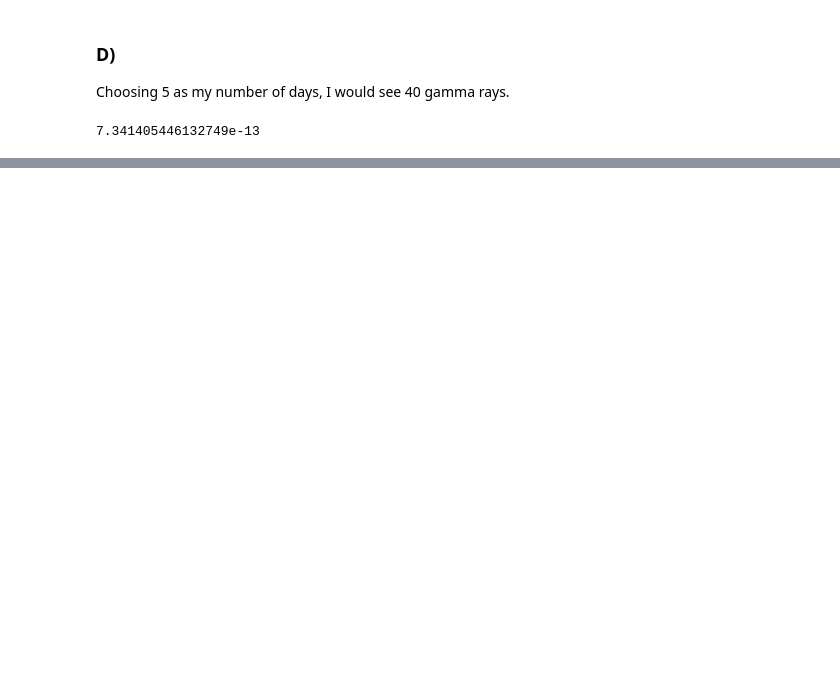
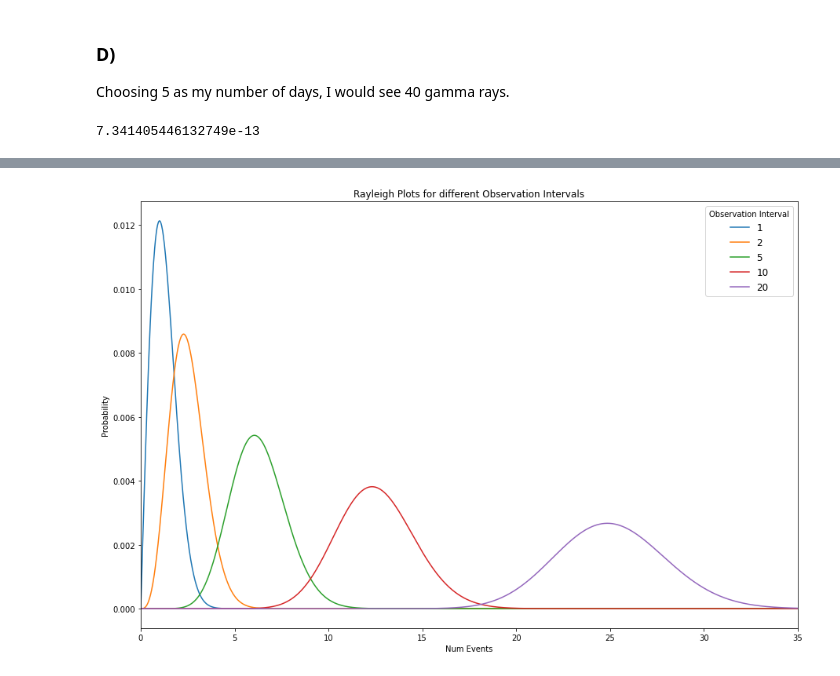
Before and after one commit to afspicciati/Phys-434, a Jupyter notebook: Lab2.ipynb, the cells around one changed output, grey strips where cells are left out. Drawn from its saved outputs; the diff is of its cells as text; code cells hidden in the pictures; blank space fills up the shorter version.

```diff
--- a/Lab2.ipynb
+++ b/Lab2.ipynb
@@ -78,0 +130,24 @@ stats.norm.ppf
+# %%
+xmax = 20
+bins = 1000
+
+x = np.linspace(0,xmax,bins)
+poisson = stats.rayleigh.pdf(x,loc=0,scale=1)/(bins/xmax)
+obs_interval = [1,2,5,10,20]
+
+plt.rcParams["figure.figsize"] = (15,10)
+fig, ax = plt.subplots(1, 1)
+plt.tick_params(labelsize = 10)
+
+plt.xlim(0,35)
+plt.xlabel('Num Events')
+plt.ylabel('Probability')
+plt.title('Rayleigh Plots for different Observation Intervals')
+
+for idx, val in enumerate(obs_interval):
+    plt.plot(np.linspace(0,val*xmax,val*bins - (val-1)), convolve(poisson,n=val), label = val)
+
+
+plt.legend(title = 'Observation Interval',fontsize='large');
+# %% [output]
+[figure, added]
```
Also changed, not shown: parts of 35 cells of this notebook.
